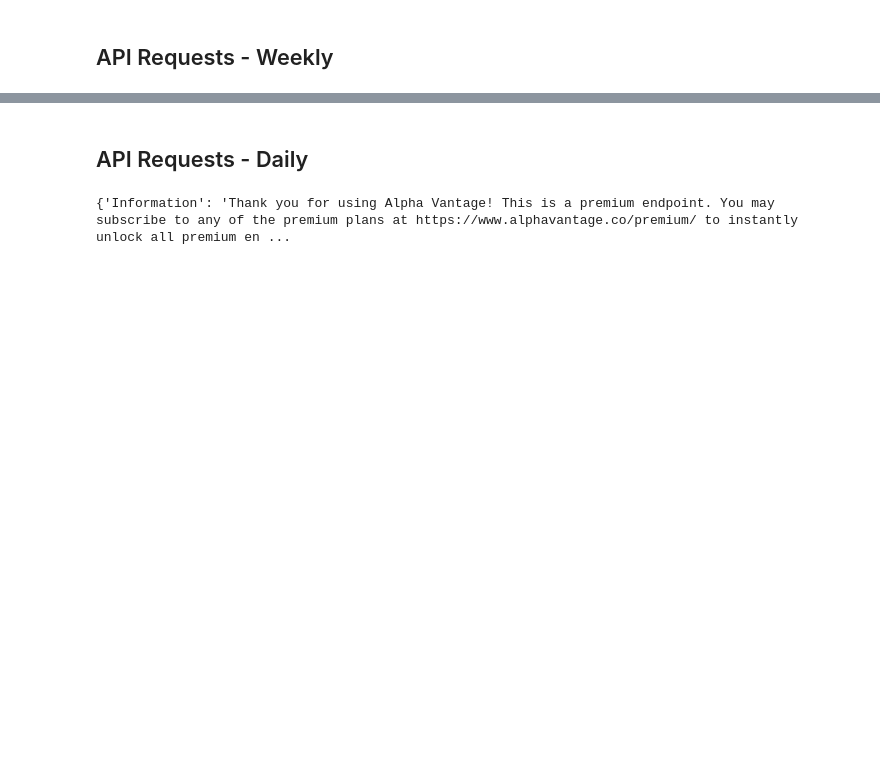
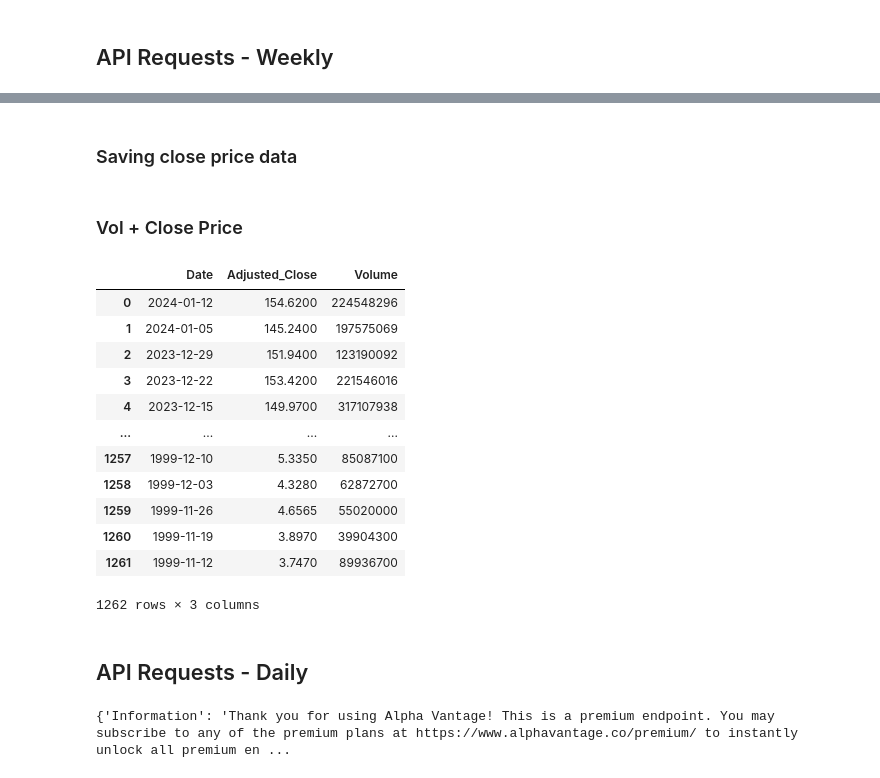
Before and after one commit to H-Lapa/FYP, a Jupyter notebook: DataInputs/APIRequests.ipynb, the cells around one changed output, grey strips where cells are left out. Saved outputs shown, nothing was run; the diff lists cells and outputs as text; code cells hidden in the pictures; blank space fills up the shorter version.

```diff
--- a/DataInputs/APIRequests.ipynb
+++ b/DataInputs/APIRequests.ipynb
@@ -51,4 +55,30 @@ weekly_closes = {date: week_info["5. adjusted close"] for date, week_info in dat
+# %% [markdown]
+### Saving close price data
 # %%
 # Save the weekly closing prices to a file
 with open('amazon_weekly_close.json', 'w') as file:
     json.dump(weekly_closes, file)
+# %% [markdown]
+### Vol + Close Price
+# %%
+df = pd.DataFrame({
+    'Date': data["Weekly Adjusted Time Series"].keys(),
+    'Adjusted_Close': [info["5. adjusted close"] for info in data["Weekly Adjusted Time Series"].values()],
+    'Volume': [info["6. volume"] for info in data["Weekly Adjusted Time Series"].values()]
+})
+
+df
+# %% [output]
+|  | Date | Adjusted_Close | Volume |
+| 0 | 2024-01-12 | 154.6200 | 224548296 |
+| 1 | 2024-01-05 | 145.2400 | 197575069 |
+| 2 | 2023-12-29 | 151.9400 | 123190092 |
+| 3 | 2023-12-22 | 153.4200 | 221546016 |
+| 4 | 2023-12-15 | 149.9700 | 317107938 |
+| ... | ... | ... | ... |
+| 1257 | 1999-12-10 | 5.3350 | 85087100 |
+| 1258 | 1999-12-03 | 4.3280 | 62872700 |
+| 1259 | 1999-11-26 | 4.6565 | 55020000 |
+| 1260 | 1999-11-19 | 3.8970 | 39904300 |
+| 1261 | 1999-11-12 | 3.7470 | 89936700 |
+1262 rows × 3 columns
```
Also changed, not shown: parts of 12 cells of this notebook, 5 other files.
